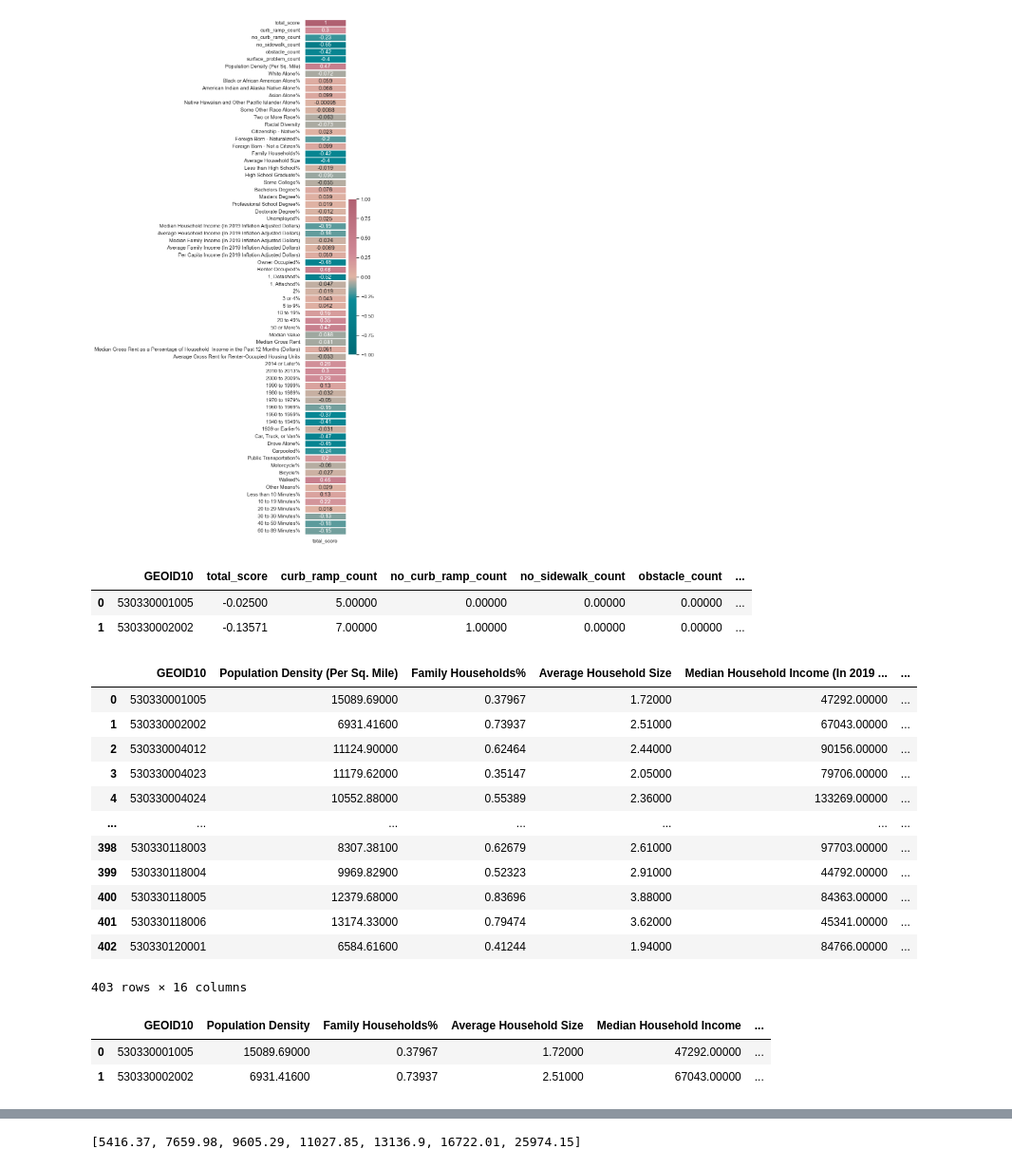
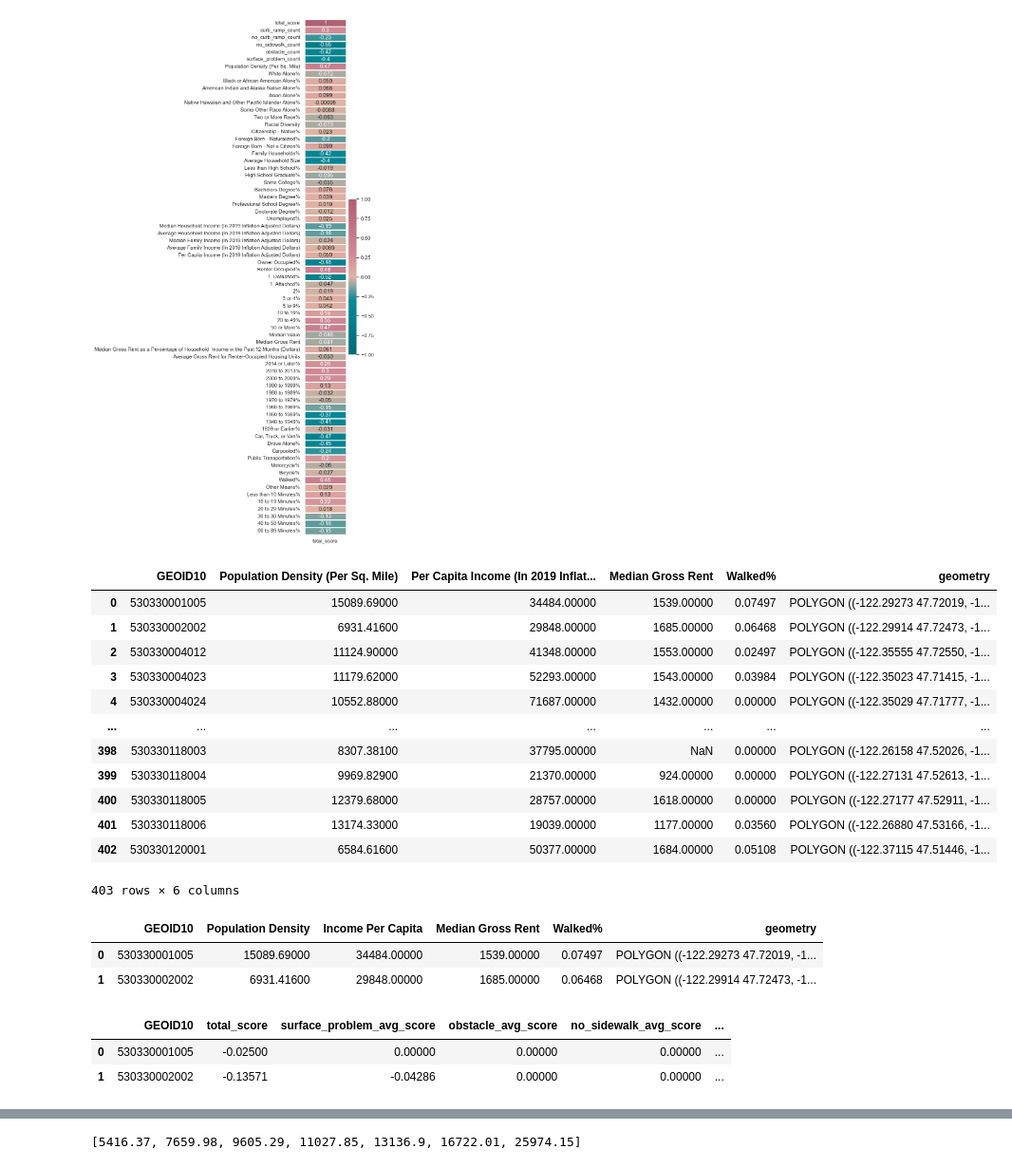
Before and after one commit to crescendochu/access-score, a Jupyter notebook: seattle/processing-notebooks/access-score/access-score-neighbourhood.ipynb, the cells around one changed output, grey strips where cells are left out. Shown at 95% size. Saved outputs shown, nothing was run; the diff lists cells and outputs as text; code cells hidden in the pictures.

```diff
--- a/seattle/processing-notebooks/access-score/access-score-neighbourhood.ipynb
+++ b/seattle/processing-notebooks/access-score/access-score-neighbourhood.ipynb
@@ -265,36 +255,37 @@ heatmap = sns.heatmap(x, vmin=-1, vmax=1,annot=True, cmap=cmap, annot_kws={"size
 #heatmap.set_xticklabels(heatmap.get_xticklabels(),rotation = 20)
 # %% [output]
 [figure]
-# %%
-access_score_per_bg_grouped.head(2)
-# %% [output]
-|  | GEOID10 | total_score | curb_ramp_count | no_curb_ramp_count | no_sidewalk_count | obstacle_count | ... |
-| 0 | 530330001005 | -0.02500 | 5.00000 | 0.00000 | 0.00000 | 0.00000 | ... |
-| 1 | 530330002002 | -0.13571 | 7.00000 | 1.00000 | 0.00000 | 0.00000 | ... |
 # %%
 #select the columns Population Density (Per Sq.Mile) Family Households%
-
-df = access_score_per_bg_grouped [['GEOID10','Population Density (Per Sq. Mile)', 'Family Households%','Average Household Size', 'Median Household Income (In 2019 Inflation Adjusted Dollars)', 'Per Capita Income (In 2019 Inflation Adjusted Dollars)', 'Owner Occupied%', 'Renter Occupied%', '1, Detached%', 'Median Value', 'Median Gross Rent', 'Car, Truck, or Van%', 'Public Transportation%', 'Walked%', 'total_score', 'geometry']]
-df
+df_1 = access_score_per_bg_grouped [['GEOID10','Population Density (Per Sq. Mile)', 'Per Capita Income (In 2019 Inflation Adjusted Dollars)','Median Gross Rent', 'Walked%', 'geometry']]
+df_1
 # %% [output]
-|  | GEOID10 | Population Density (Per Sq. Mile) | Family Households% | Average Household Size | Median Household Income (In 2019 ... | ... |
-| 0 | 530330001005 | 15089.69000 | 0.37967 | 1.72000 | 47292.00000 | ... |
-| 1 | 530330002002 | 6931.41600 | 0.73937 | 2.51000 | 67043.00000 | ... |
-| 2 | 530330004012 | 11124.90000 | 0.62464 | 2.44000 | 90156.00000 | ... |
-| 3 | 530330004023 | 11179.62000 | 0.35147 | 2.05000 | 79706.00000 | ... |
-| 4 | 530330004024 | 10552.88000 | 0.55389 | 2.36000 | 133269.00000 | ... |
+|  | GEOID10 | Population Density (Per Sq. Mile) | Per Capita Income (In 2019 Inflat... | Median Gross Rent | Walked% | geometry |
+| 0 | 530330001005 | 15089.69000 | 34484.00000 | 1539.00000 | 0.07497 | POLYGON ((-122.29273 47.72019, -1... |
+| 1 | 530330002002 | 6931.41600 | 29848.00000 | 1685.00000 | 0.06468 | POLYGON ((-122.29914 47.72473, -1... |
+| 2 | 530330004012 | 11124.90000 | 41348.00000 | 1553.00000 | 0.02497 | POLYGON ((-122.35555 47.72550, -1... |
+| 3 | 530330004023 | 11179.62000 | 52293.00000 | 1543.00000 | 0.03984 | POLYGON ((-122.35023 47.71415, -1... |
+| 4 | 530330004024 | 10552.88000 | 71687.00000 | 1432.00000 | 0.00000 | POLYGON ((-122.35029 47.71777, -1... |
 | ... | ... | ... | ... | ... | ... | ... |
-| 398 | 530330118003 | 8307.38100 | 0.62679 | 2.61000 | 97703.00000 | ... |
-| 399 | 530330118004 | 9969.82900 | 0.52323 | 2.91000 | 44792.00000 | ... |
-| 400 | 530330118005 | 12379.68000 | 0.83696 | 3.88000 | 84363.00000 | ... |
-| 401 | 530330118006 | 13174.33000 | 0.79474 | 3.62000 | 45341.00000 | ... |
-| 402 | 530330120001 | 6584.61600 | 0.41244 | 1.94000 | 84766.00000 | ... |
+| 398 | 530330118003 | 8307.38100 | 37795.00000 | NaN | 0.00000 | POLYGON ((-122.26158 47.52026, -1... |
+| 399 | 530330118004 | 9969.82900 | 21370.00000 | 924.00000 | 0.00000 | POLYGON ((-122.27131 47.52613, -1... |
+| 400 | 530330118005 | 12379.68000 | 28757.00000 | 1618.00000 | 0.00000 | POLYGON ((-122.27177 47.52911, -1... |
+| 401 | 530330118006 | 13174.33000 | 19039.00000 | 1177.00000 | 0.03560 | POLYGON ((-122.26880 47.53166, -1... |
+| 402 | 530330120001 | 6584.61600 | 50377.00000 | 1684.00000 | 0.05108 | POLYGON ((-122.37115 47.51446, -1... |
-403 rows × 16 columns
+403 rows × 6 columns
 # %%
 #rename Population Density (Per Sq. Mile) to Population Density
-df = df.rename(columns={'Population Density (Per Sq. Mile)': 'Population Density', 'Per Capita Income (In 2019 Inflation Adjusted Dollars)' : 'Income Per Capita','Median Household Income (In 2019 Inflation Adjusted Dollars)':'Median Household Income'})
-df.head(2)
+df_1 = df_1.rename(columns={'Population Density (Per Sq. Mile)': 'Population Density', 'Per Capita Income (In 2019 Inflation Adjusted Dollars)' : 'Income Per Capita','Median Household Income (In 2019 Inflation Adjusted Dollars)':'Median Household Income'})
+df_1.head(2)
 # %% [output]
-|  | GEOID10 | Population Density | Family Households% | Average Household Size | Median Household Income | ... |
-| 0 | 530330001005 | 15089.69000 | 0.37967 | 1.72000 | 47292.00000 | ... |
-| 1 | 530330002002 | 6931.41600 | 0.73937 | 2.51000 | 67043.00000 | ... |
+|  | GEOID10 | Population Density | Income Per Capita | Median Gross Rent | Walked% | geometry |
+| 0 | 530330001005 | 15089.69000 | 34484.00000 | 1539.00000 | 0.07497 | POLYGON ((-122.29273 47.72019, -1... |
+| 1 | 530330002002 | 6931.41600 | 29848.00000 | 1685.00000 | 0.06468 | POLYGON ((-122.29914 47.72473, -1... |
+# %%
+#select the first 13 columns of df and make df_2
+df_2 = access_score_per_bg_grouped.iloc[:, np.r_[0:12]]
+df_2.head(2)
+# %% [output]
+|  | GEOID10 | total_score | surface_problem_avg_score | obstacle_avg_score | no_sidewalk_avg_score | ... |
+| 0 | 530330001005 | -0.02500 | 0.00000 | 0.00000 | 0.00000 | ... |
+| 1 | 530330002002 | -0.13571 | -0.04286 | 0.00000 | 0.00000 | ... |
```
Also changed, not shown: parts of 9 cells of this notebook, 1 other file.
